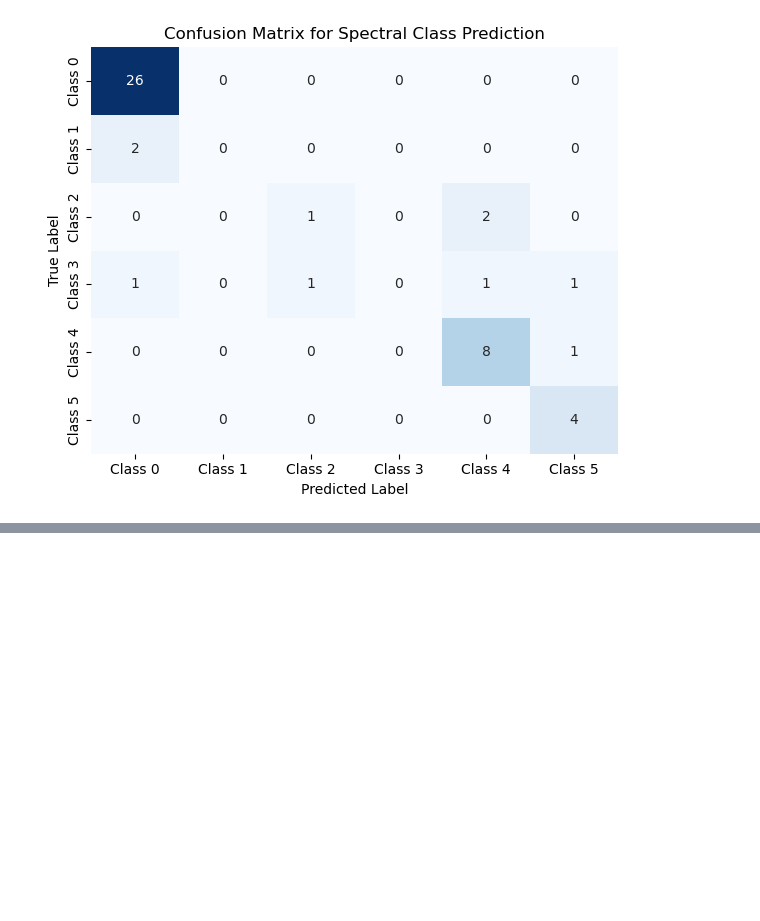
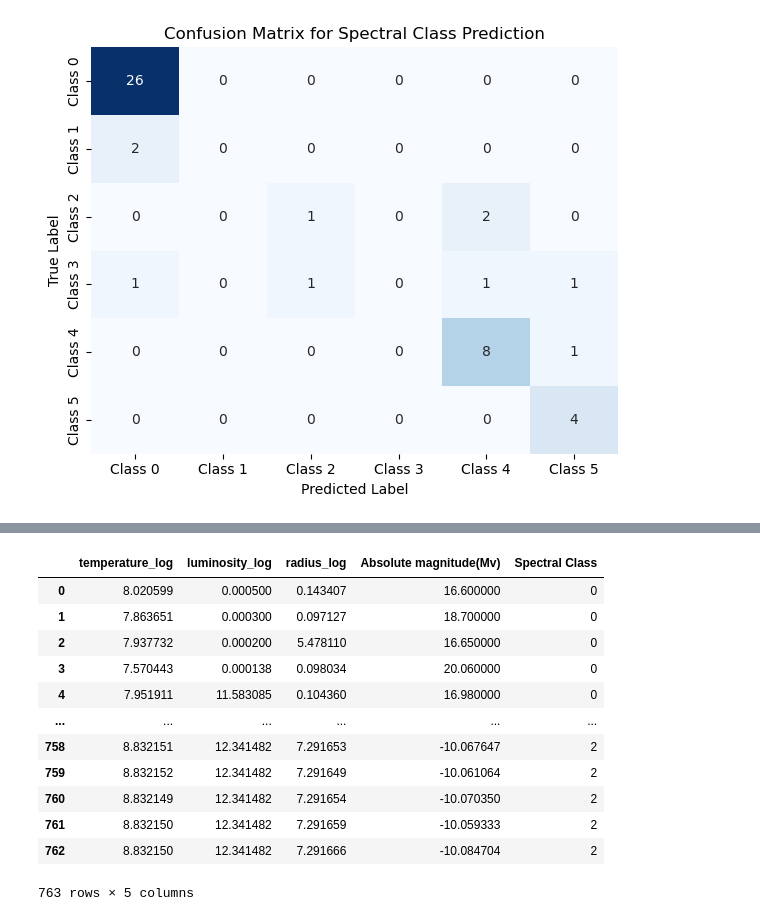
Before and after one commit to Sunnyshio/Spectral-Classification-of-a-Star, a Jupyter notebook: Spectral_classification_of_a_star.ipynb, the cells around one changed output, grey strips where cells are left out. Drawn from its saved outputs; the diff is of its cells as text; code cells hidden in the pictures; blank space fills up the shorter version.

```diff
--- a/Spectral_classification_of_a_star.ipynb
+++ b/Spectral_classification_of_a_star.ipynb
@@ -330,0 +395,16 @@ plt.show()
+# %%
+df
+# %% [output]
+|  | temperature_log | luminosity_log | radius_log | Absolute magnitude(Mv) | Spectral Class |
+| 0 | 8.020599 | 0.000500 | 0.143407 | 16.600000 | 0 |
+| 1 | 7.863651 | 0.000300 | 0.097127 | 18.700000 | 0 |
+| 2 | 7.937732 | 0.000200 | 5.478110 | 16.650000 | 0 |
+| 3 | 7.570443 | 0.000138 | 0.098034 | 20.060000 | 0 |
+| 4 | 7.951911 | 11.583085 | 0.104360 | 16.980000 | 0 |
+| ... | ... | ... | ... | ... | ... |
+| 758 | 8.832151 | 12.341482 | 7.291653 | -10.067647 | 2 |
+| 759 | 8.832152 | 12.341482 | 7.291649 | -10.061064 | 2 |
+| 760 | 8.832149 | 12.341482 | 7.291654 | -10.070350 | 2 |
+| 761 | 8.832150 | 12.341482 | 7.291659 | -10.059333 | 2 |
+| 762 | 8.832150 | 12.341482 | 7.291666 | -10.084704 | 2 |
+763 rows × 5 columns
```
Also changed, not shown: parts of 2 cells of this notebook.
